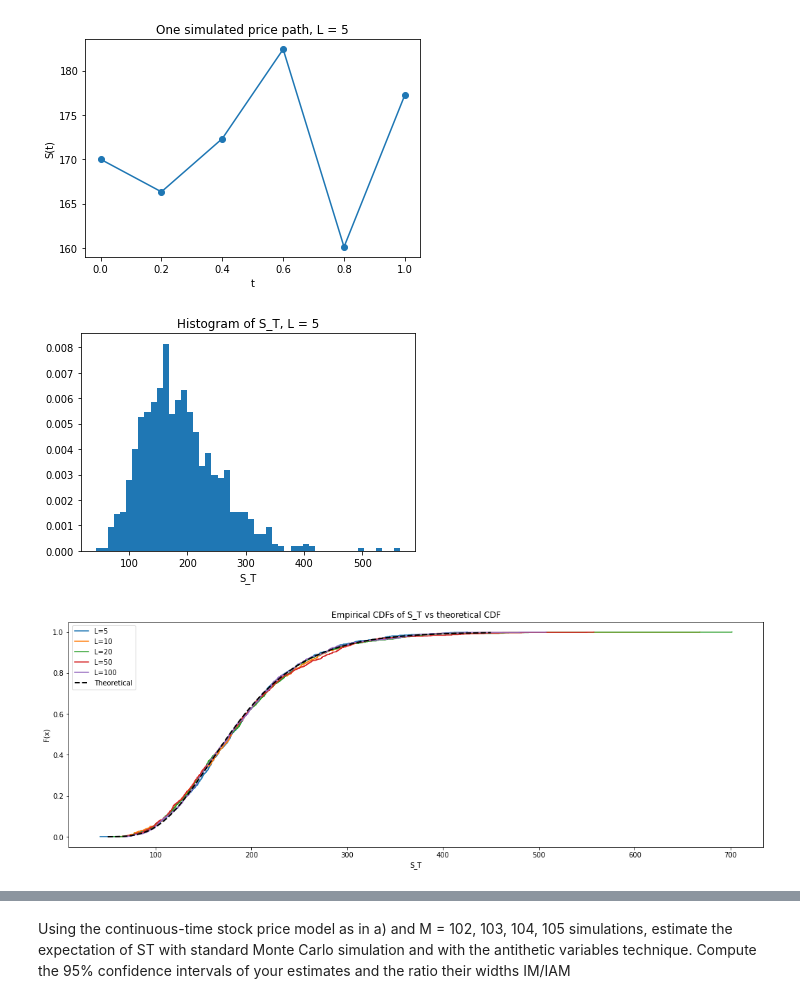
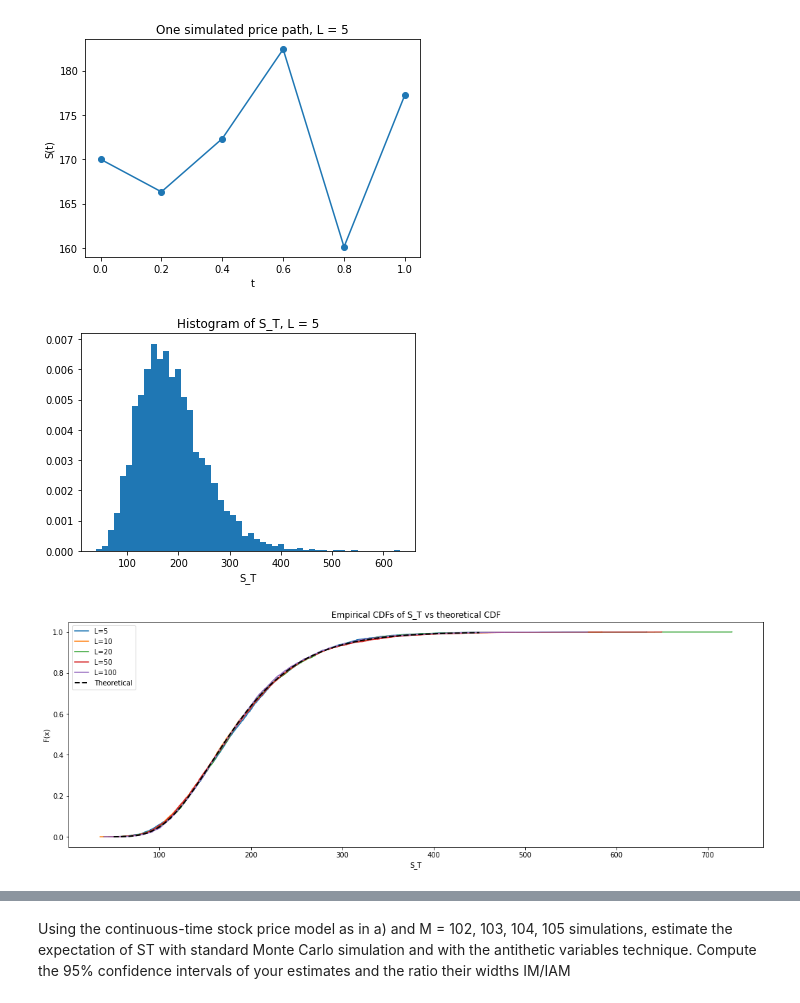
Before and after one commit to d1namite41/OVM_1, a Jupyter notebook: OVM_assignment_1.ipynb, the cells around one changed output, grey strips where cells are left out. Saved outputs shown, nothing was run; the diff lists cells and outputs as text; code cells hidden in the pictures.

```diff
--- a/OVM_assignment_1.ipynb
+++ b/OVM_assignment_1.ipynb
@@ -314,20 +333,21 @@ plt.show()
 # %% [output]
 [figure]
 # %%
-def simulate_ST(L,M=1000):
+# Simulate M paths at once (vectorised over paths) and return S_T
+def simulate_ST(L,M=5000):
     dt=T/L
     S=np.full(M,S0,dtype=float)
     for i in range(L):
         z=np.random.randn(M)
         S=S*(1+mu*dt+sigma*np.sqrt(dt)*z)
     return S
 
 ST=simulate_ST(5)
 plt.hist(ST, bins=50, density=True)
 plt.xlabel('S_T'); plt.title('Histogram of S_T, L = 5')
 plt.show()
 # %% [output]
-[figure, old version]
+[figure, new version]
 # %%
 plt.figure(figsize=(18, 6))
 
@@ -341,12 +361,12 @@ for L in LS:
     edcf=np.arange(1,len(ST)+1)/len(ST)
     plt.step(ST,edcf,where='post',label=f'L={L}')
 
-#CDF
+# Theoretical CDF: ln(S_T/S0) ~ N((mu - sigma^2/2) T, sigma^2 T)
 x=np.linspace(50,450,500)
-F=norm.cdf((np.log(x/S0)-(mu-0.5*sigma**2)/T)/(sigma*np.sqrt(T)))
+F=norm.cdf((np.log(x/S0)-(mu-0.5*sigma**2)*T)/(sigma*np.sqrt(T)))
 plt.plot(x, F, 'k--', linewidth=2, label='Theoretical')
 plt.xlabel('S_T'); plt.ylabel('F(x)')
 plt.title('Empirical CDFs of S_T vs theoretical CDF')
 plt.legend(); plt.show()
 # %% [output]
-[figure, old version]
+[figure, new version]
```
Also changed, not shown: parts of 37 cells of this notebook, 33 other files.
